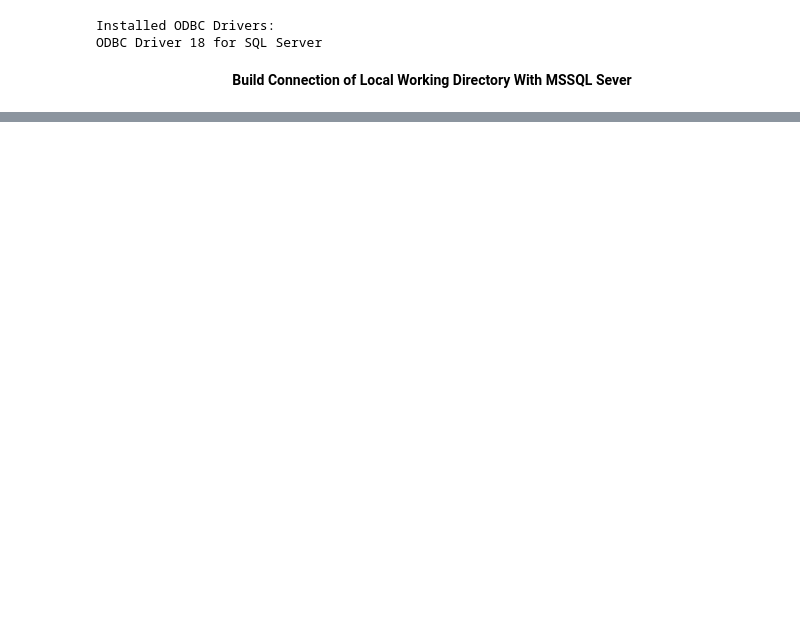
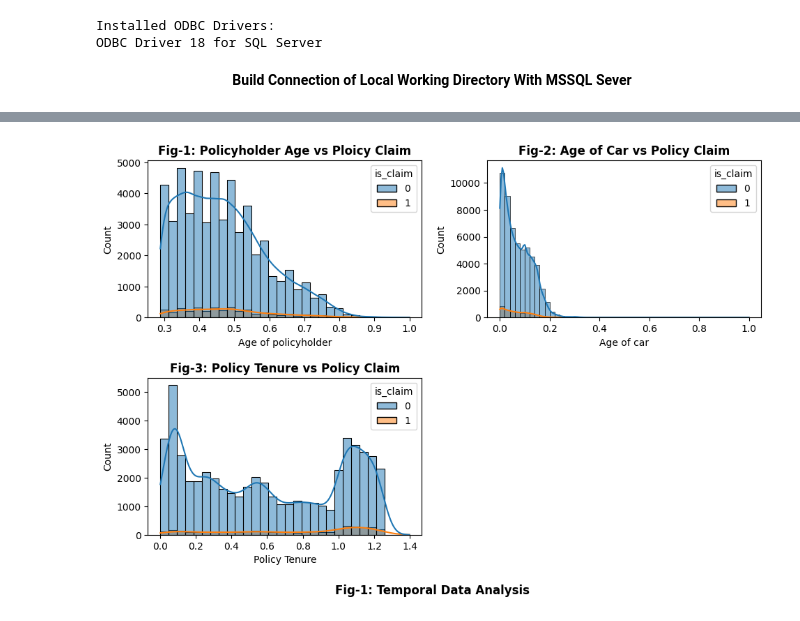
Before and after one commit to Saroj94/PolicyClaim, a Jupyter notebook: ML.ipynb, the cells around one changed output, grey strips where cells are left out. Cells and saved outputs as stored; diff of their text form; code cells hidden in the pictures; blank space fills up the shorter version.

```diff
--- a/ML.ipynb
+++ b/ML.ipynb
@@ -70,0 +312,25 @@ df.head()
+# %%
+plt.figure(figsize=(10,7))
+plt.subplot(2,2,1)
+sns.histplot(data=df, x='age_of_policyholder', hue='is_claim', kde=True, bins=30)
+plt.title('Fig-1: Policyholder Age vs Ploicy Claim', fontsize=12, fontweight="bold")
+plt.xlabel("Age of policyholder")
+
+plt.subplot(2,2,2)
+sns.histplot(x=df['age_of_car'],hue=df['is_claim'], kde=True,bins=50)
+plt.title("Fig-2: Age of Car vs Policy Claim", fontsize=12,fontweight="bold")
+plt.xlabel("Age of car")
+
+
+plt.subplot(2,2,3)
+sns.histplot(x=df['policy_tenure'], hue=df['is_claim'],kde=True,bins=30)
+plt.title("Fig-3: Policy Tenure vs Policy Claim", fontsize=12, fontweight="bold")
+plt.xlabel("Policy Tenure")
+
+
+## Entire figure name
+plt.figtext(0.5, 0.01, "Fig-1: Temporal Data Analysis", ha="center", fontsize=12, fontweight="bold")
+plt.tight_layout(pad=2.0, h_pad=1.5, w_pad=1.5, rect=[0, 0.03, 1, 0.97])
+plt.show()
+# %% [output]
+[figure, added]
```
Also changed, not shown: parts of 85 cells of this notebook, 6 other files.
